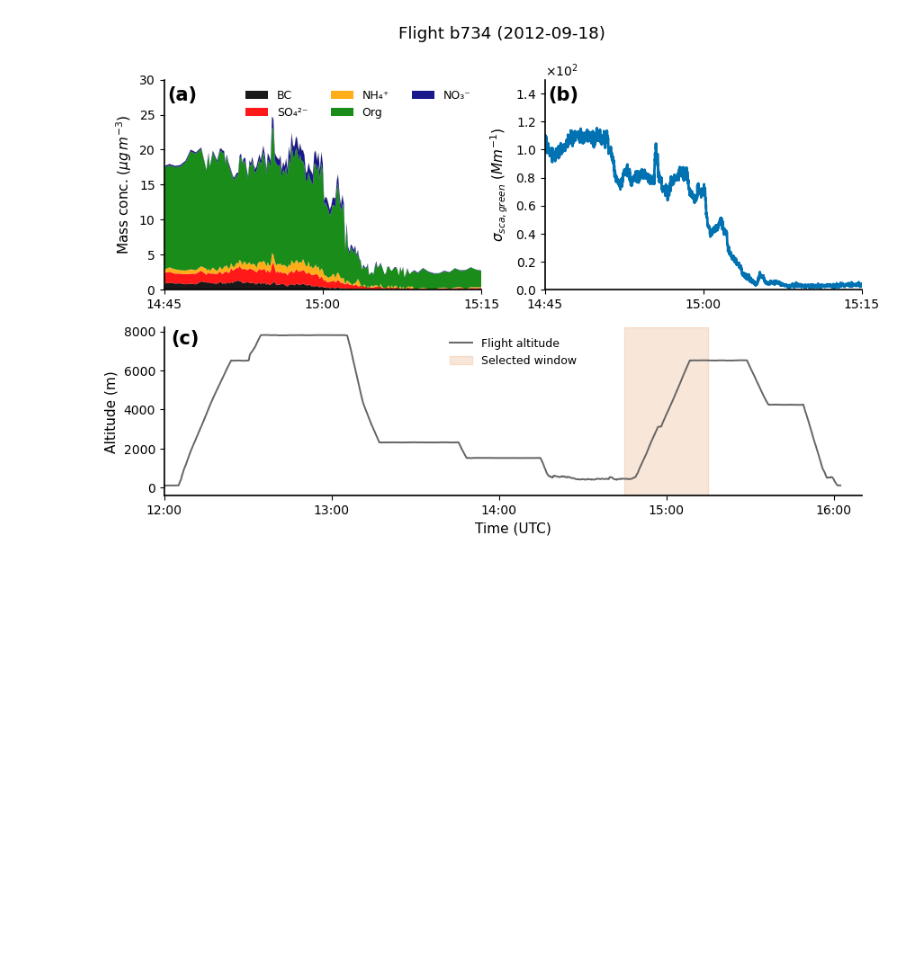
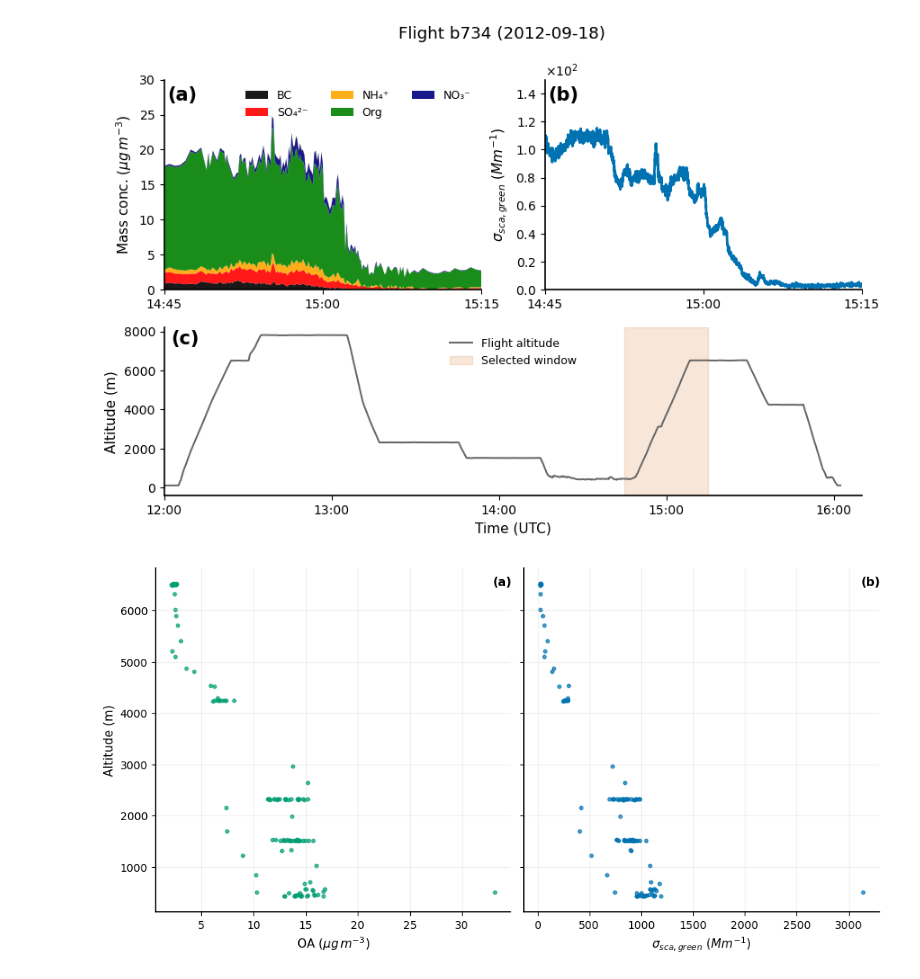
Before and after one commit to thiago-vg/SAMBBA-data-analysis, a Jupyter notebook: Scripts_modulate/Test_module_1.ipynb, the cells around one changed output. Cells and saved outputs as stored; diff of their text form; code cells hidden in the pictures; blank space fills up the shorter version.

Commit message:
New version of Figure One
Remember to change the path without /work in windows

```diff
--- a/Scripts_modulate/Test_module_1.ipynb
+++ b/Scripts_modulate/Test_module_1.ipynb
@@ -19,7 +19,7 @@ from flight_processing import process_flight
 # %%
 #Teste code
 # %%
-base_dir = "/home/jovyan/SAMBBA_data/dap.ceda.ac.uk/badc/faam/data/2012"
+base_dir = "/home/jovyan/work/SAMBBA_data/dap.ceda.ac.uk/badc/faam/data/2012/"
 
 dirs =  [
     "b732-sep-15", "b733-sep-16",
@@ -753,3 +863,36 @@ for flight in flights[0:1]:
 # %% [output]
 b734
 [figure]
+# %%
+for flight in flights[0:1]:
+
+    out = process_flight(flight)
+
+    # First find common times between neph and AMS
+    #common_times = np.intersect1d(out.neph_resampled_time, out.ams_resampled_time)
+    #print(out.ams.time.values)
+    # Then intersect with AMS and core
+    common_times = np.intersect1d(out.core.data_point.values, out.ams.time.values)
+    # Then intersect with SP2
+    common_times = np.intersect1d(common_times, out.sp2.time.values)
+
+    #print(f"Number of common timestamps: {len(common_times)}")
+
+    core_file_matched = out.core.sel(data_point=common_times)
+    ams_resampled_matched = out.ams.sel(time=common_times)
+    resampled_neph_matched = out.neph.sel(time=common_times)
+
+    Height = core_file_matched['GPS_ALT'].values.squeeze()
+    TSC_green = resampled_neph_matched["TSC_GRNU"].values.squeeze()
+    ORG = ams_resampled_matched['ORG'].values
+
+    # ---------------------------
+    # NEW PLOT (vertical profile)
+    # ---------------------------
+    fig, axes = plot_vertical_profile_v1(
+        ORG = ORG,
+        ALT = Height,
+        TSC_GREEN = TSC_green*10e6
+    )
+# %% [output]
+[figure, added]
```
Also changed, not shown: parts of 3 cells of this notebook.
